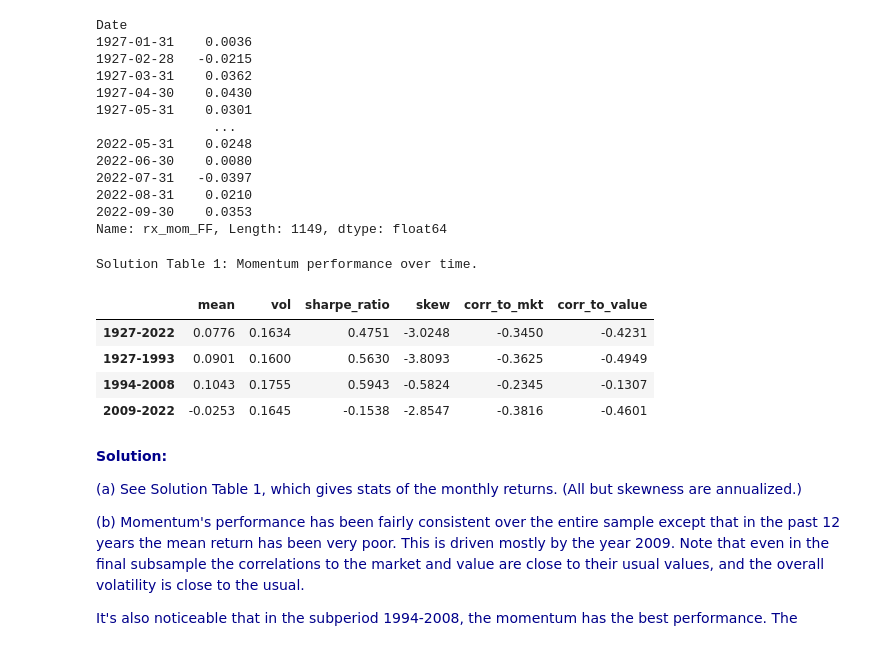
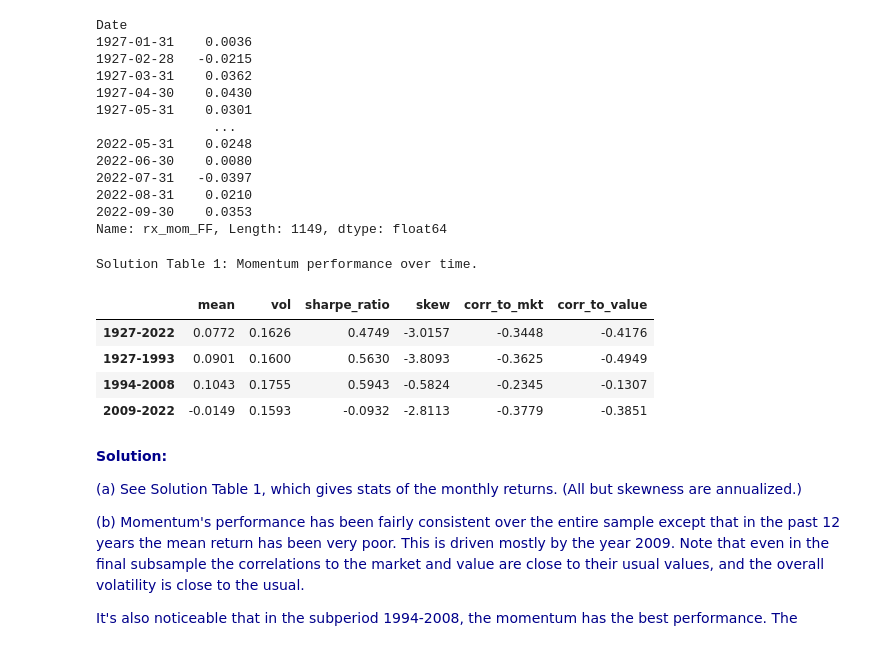
Before and after one commit to Zixin730/finm-portfolio-2022, a Jupyter notebook: homework/Solution_HW6_2021_YS.ipynb, the cells around one changed output. Saved outputs shown, nothing was run; the diff lists cells and outputs as text; code cells hidden in the pictures.

```diff
--- a/homework/Solution_HW6_2021_YS.ipynb
+++ b/homework/Solution_HW6_2021_YS.ipynb
@@ -85,30 +85,30 @@ Name: rx_mom_FF, Length: 1149, dtype: float64
 # %%
 def table_row(df, portfolio, annualize_factor=12):
     mean = df[portfolio].mean() * annualize_factor
     vol = df[portfolio].std() * np.sqrt(annualize_factor)
     sharpe_ratio = mean/vol
     skew = df[portfolio].skew() #unscaled
     corr = df[[portfolio, 'MKT', 'HML']].corr()
     corr_to_mkt = corr.loc[portfolio, 'MKT']
     corr_to_value = corr.loc[portfolio, 'HML']
     return [mean, vol, sharpe_ratio, skew, corr_to_mkt, corr_to_value]
 
 
 table1 = pd.DataFrame(index=['1927-2022', '1927-1993', '1994-2008', '2009-2022'],
     columns=['mean ', 'vol ', 'sharpe_ratio ', 'skew ', 'corr_to_mkt ', 'corr_to_value', ])
 
-table1.loc['1927-2022', :] = table_row(df_mom_size.loc['1927':'2020',:], portfolio='rx_mom_FF')
+table1.loc['1927-2022', :] = table_row(df_mom_size.loc['1927':'2022',:], portfolio='rx_mom_FF')
 table1.loc['1927-1993', :] = table_row(df_mom_size.loc['1927':'1993',:], portfolio='rx_mom_FF')
 table1.loc['1994-2008', :] = table_row(df_mom_size.loc['1994':'2008',:], portfolio='rx_mom_FF')
-table1.loc['2009-2022', :] = table_row(df_mom_size.loc['2009':'2020',:], portfolio='rx_mom_FF')
+table1.loc['2009-2022', :] = table_row(df_mom_size.loc['2009':'2022',:], portfolio='rx_mom_FF')
 table1.style.set_caption('Solution Table 1: Momentum performance over time.')
 # %% [output]
 Solution Table 1: Momentum performance over time.
 |  | mean | vol | sharpe_ratio | skew | corr_to_mkt | corr_to_value |
-| 1927-2022 | 0.0776 | 0.1634 | 0.4751 | -3.0248 | -0.3450 | -0.4231 |
+| 1927-2022 | 0.0772 | 0.1626 | 0.4749 | -3.0157 | -0.3448 | -0.4176 |
 | 1927-1993 | 0.0901 | 0.1600 | 0.5630 | -3.8093 | -0.3625 | -0.4949 |
 | 1994-2008 | 0.1043 | 0.1755 | 0.5943 | -0.5824 | -0.2345 | -0.1307 |
-| 2009-2022 | -0.0253 | 0.1645 | -0.1538 | -2.8547 | -0.3816 | -0.4601 |
+| 2009-2022 | -0.0149 | 0.1593 | -0.0932 | -2.8113 | -0.3779 | -0.3851 |
 # %% [markdown]
 <span style="color:#00008B">**Solution:**</span>
 
```
